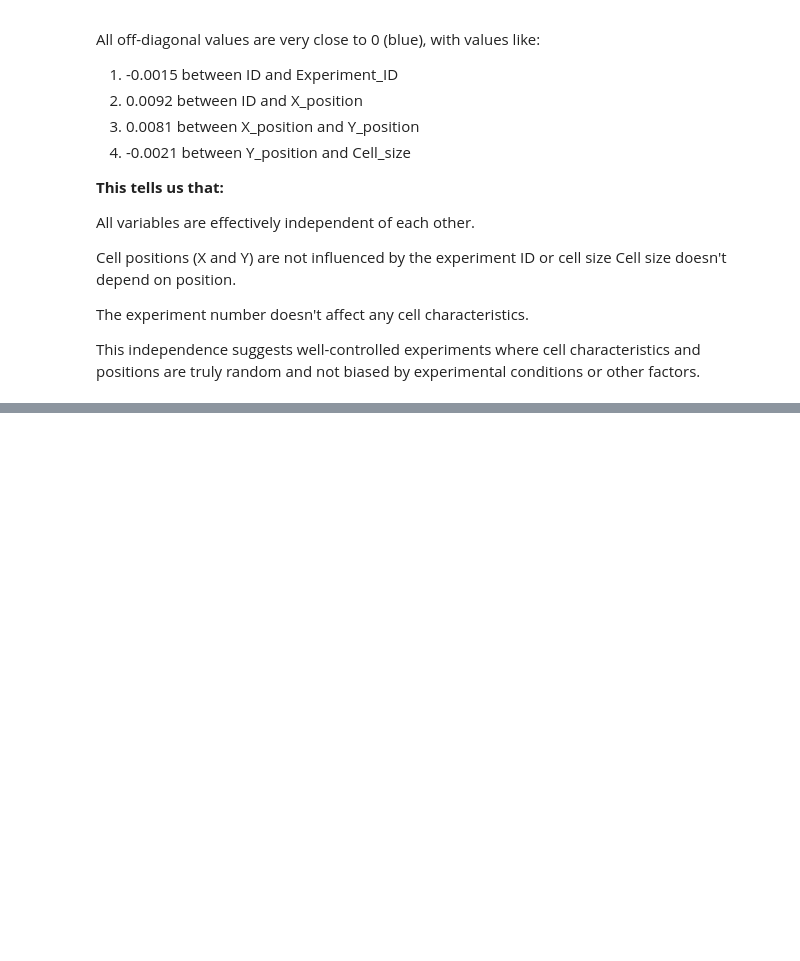
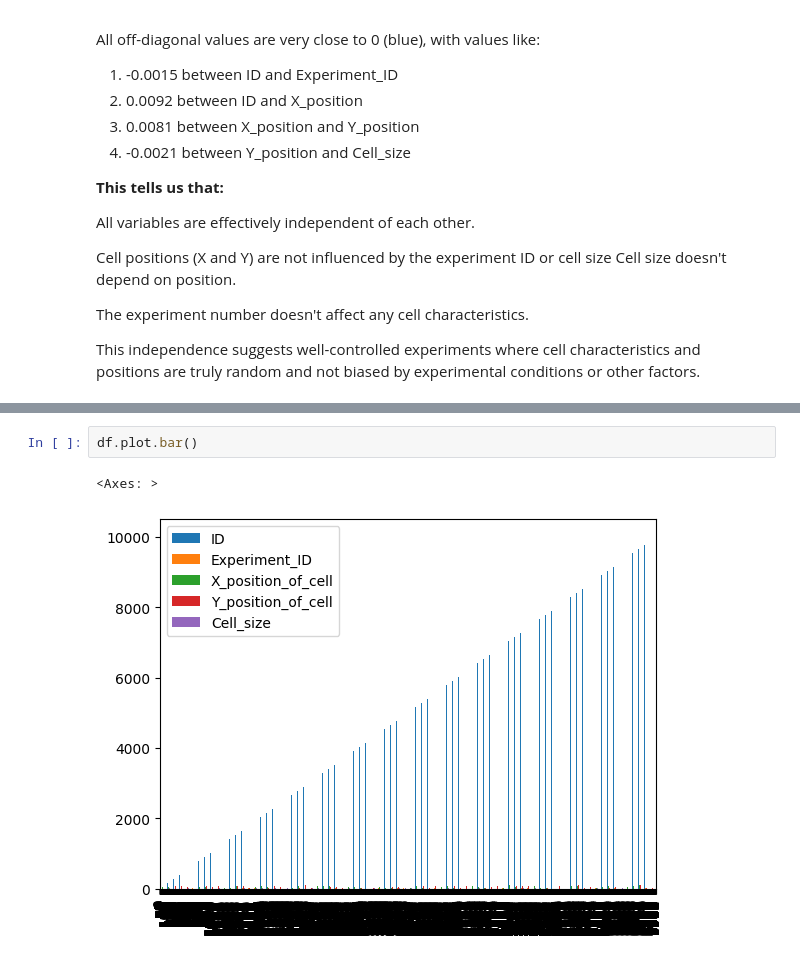
Before and after one commit to Sanarazaaa/Pandas-for-Biologist, a Jupyter notebook: Data_Visualization_Using_Pandas.ipynb, the cells around one changed output, grey strips where cells are left out. Drawn from its saved outputs; the diff is of its cells as text; blank space fills up the shorter version.

```diff
--- a/Data_Visualization_Using_Pandas.ipynb
+++ b/Data_Visualization_Using_Pandas.ipynb
@@ -172,0 +197,5 @@ This independence suggests well-controlled experiments where cell characteristic
+# %%
+df.plot.bar()
+# %% [output]
+<Axes: >
+[figure, added]
```
Also changed, not shown: parts of 7 cells of this notebook.
